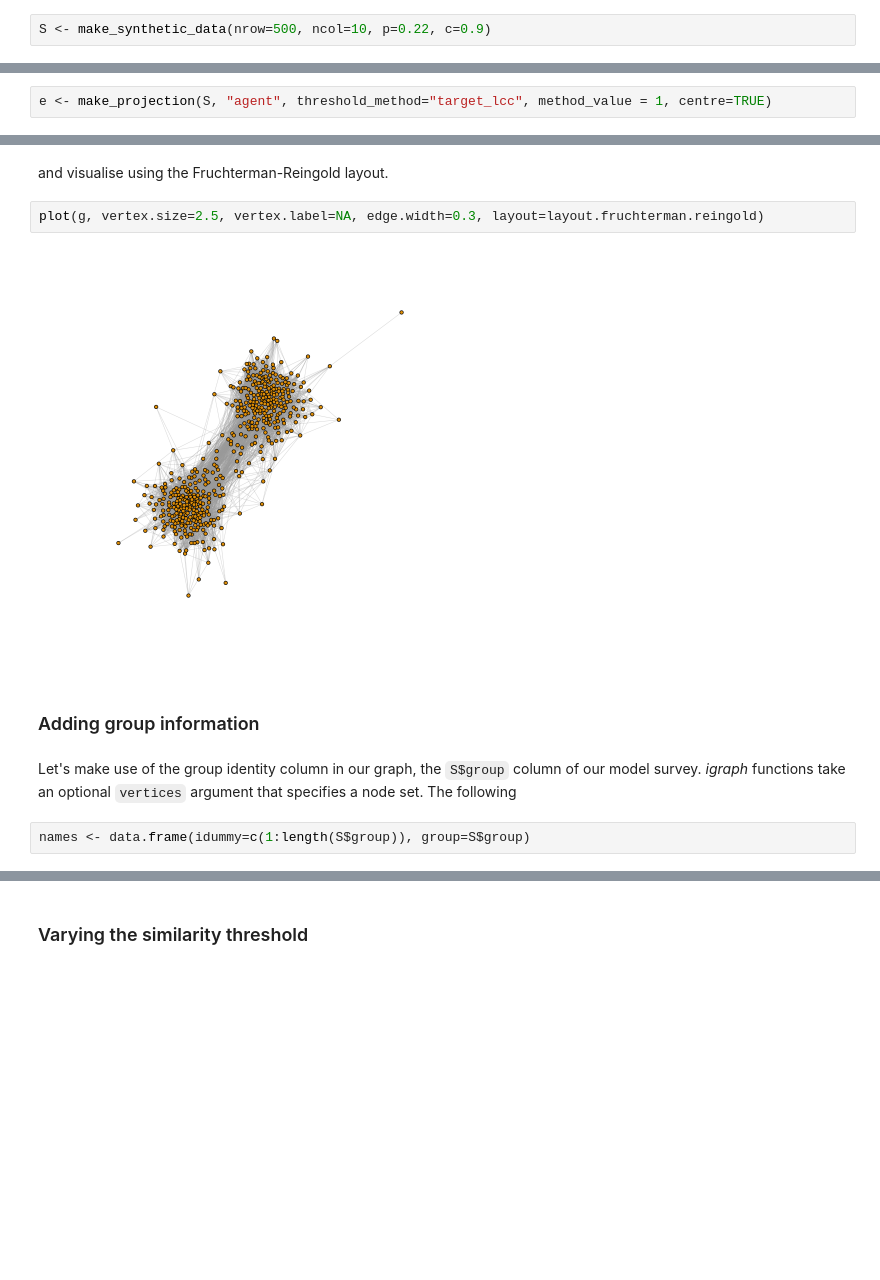
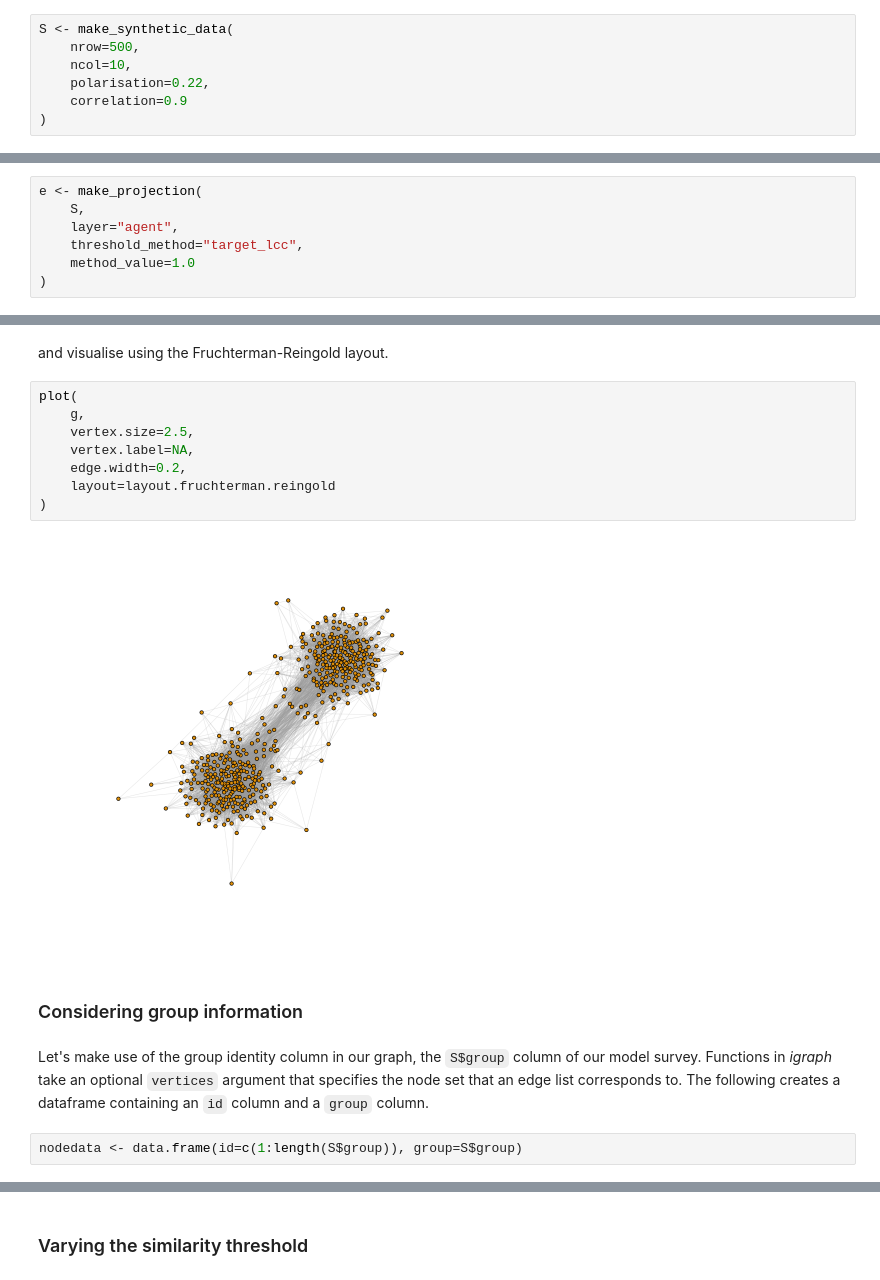
Before and after one commit to surveygraph/surveygraph-tutorials, a Jupyter notebook: graphs-from-surveys.ipynb, the cells around one changed output, grey strips where cells are left out. Cells and saved outputs as stored; diff of their text form; blank space fills up the shorter version.

```diff
--- a/graphs-from-surveys.ipynb
+++ b/graphs-from-surveys.ipynb
@@ -187,5 +207,10 @@ library('surveygraph')
 # %% [markdown]
 and use the built-in method `make_synthetic_data()` to produce a simple mode of a survey.
 # %%
-S <- make_synthetic_data(nrow=500, ncol=10, p=0.22, c=0.9)
+S <- make_synthetic_data(
+    nrow=500,
+    ncol=10,
+    polarisation=0.22,
+    correlation=0.9
+)
 # %% [markdown]
@@ -216,7 +236,12 @@ While 500 is relatively small compared to some of the larger datasets out there,
 
 This is where _surveygraph_ comes in. What we'll do is perform these 124,750 comparisons, and instead of the complete graph, we'll automatically apply a threshold that sparsifies the graph.
 # %%
-e <- make_projection(S, "agent", threshold_method="target_lcc", method_value = 1, centre=TRUE)
+e <- make_projection(
+    S,
+    layer="agent",
+    threshold_method="target_lcc",
+    method_value=1.0
+)
 # %% [markdown]
 The terms that appear in the arguments of this function are as follows
 
@@ -232,12 +256,18 @@ g <- graph_from_data_frame(e, directed=FALSE)
 # %% [markdown]
 and visualise using the Fruchterman-Reingold layout.
 # %%
-plot(g, vertex.size=2.5, vertex.label=NA, edge.width=0.3, layout=layout.fruchterman.reingold)
+plot(
+    g,
+    vertex.size=2.5,
+    vertex.label=NA,
+    edge.width=0.2,
+    layout=layout.fruchterman.reingold
+)
 # %% [output]
-[figure, old version]
+[figure, new version]
 # %% [markdown]
-### Adding group information
+### Considering group information
 # %% [markdown]
-Let's make use of the group identity column in our graph, the `S$group` column of our model survey. _igraph_ functions take an optional `vertices` argument that specifies a node set. The following
+Let's make use of the group identity column in our graph, the `S$group` column of our model survey. Functions in _igraph_ take an optional `vertices` argument that specifies the node set that an edge list corresponds to. The following creates a dataframe containing an `id` column and a `group` column.
 # %%
-names <- data.frame(idummy=c(1:length(S$group)), group=S$group)
+nodedata <- data.frame(id=c(1:length(S$group)), group=S$group)
```
Also changed, not shown: parts of 41 cells of this notebook, 1 other file.
